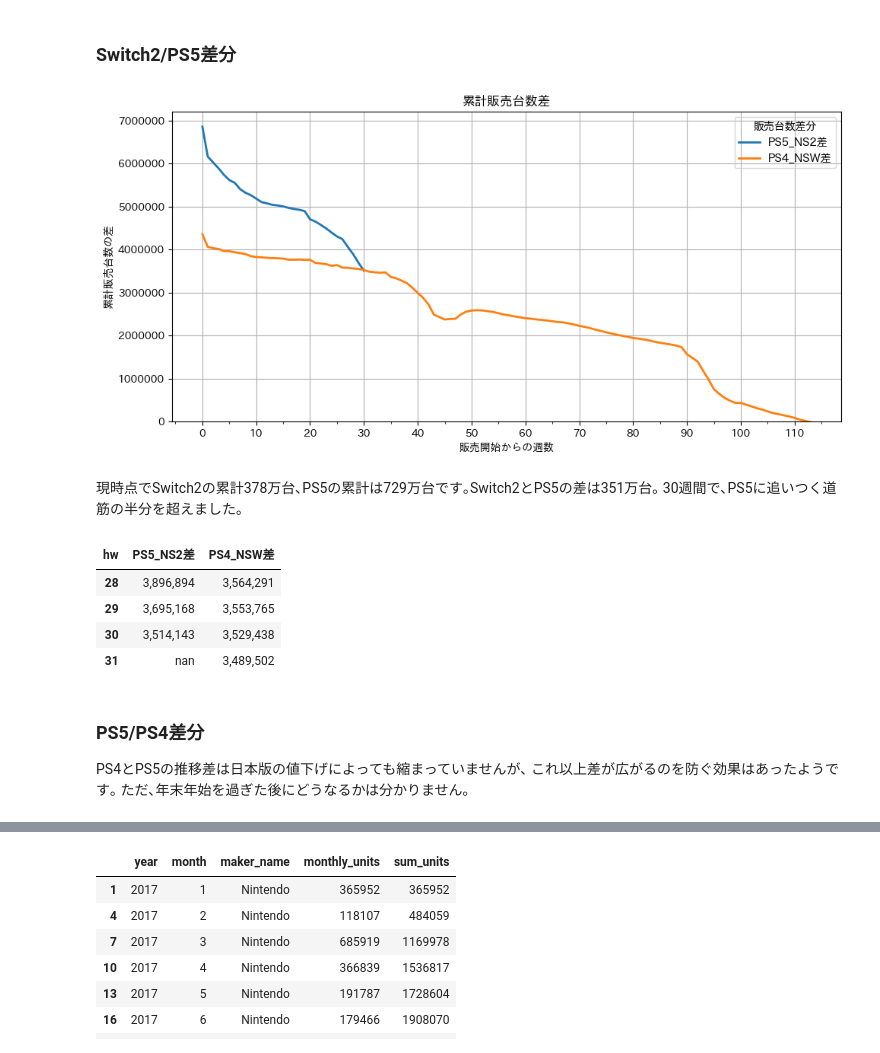
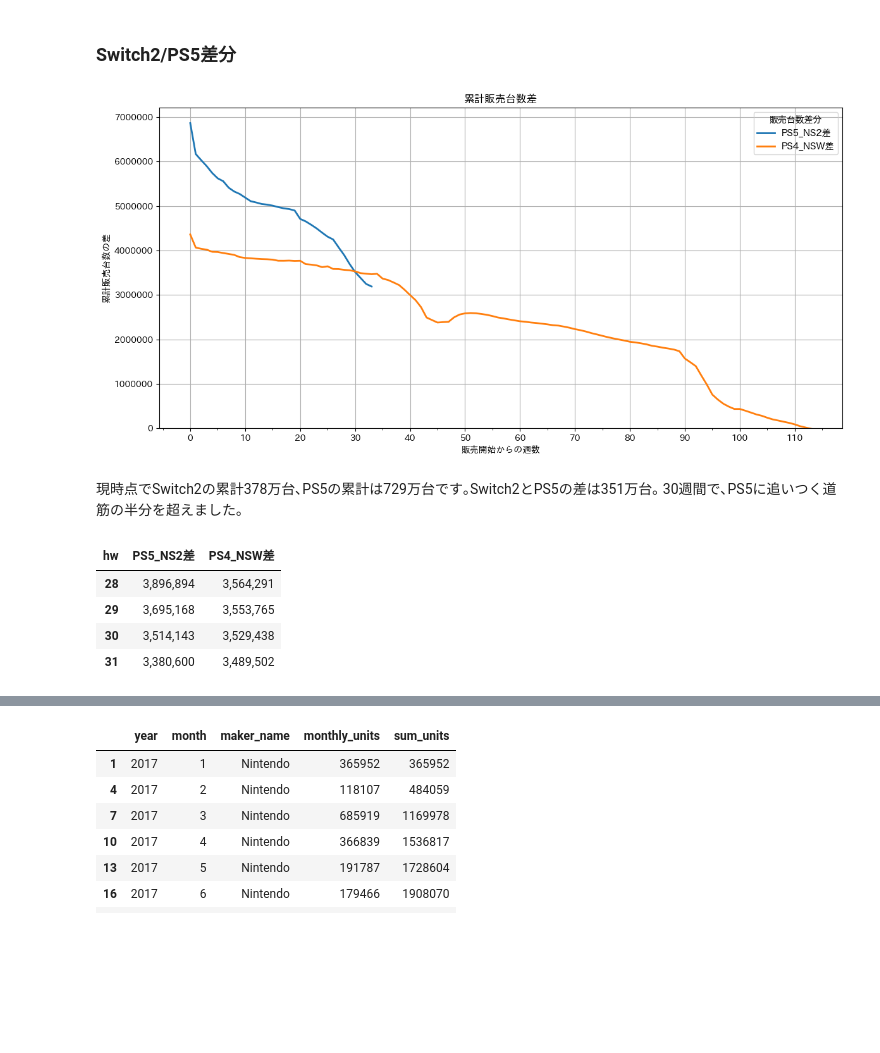
Before and after one commit to hidenden/gamedata, a Jupyter notebook: notebook/report/preview_report.ipynb, the cells around one changed output, grey strips where cells are left out. Cells and saved outputs as stored; diff of their text form; code cells hidden in the pictures; blank space fills up the shorter version.

```diff
--- a/notebook/report/preview_report.ipynb
+++ b/notebook/report/preview_report.ipynb
@@ -21,27 +26,21 @@ from gamedata import hard_event as he
 # %%
-base_df = hs.load_hard_sales()
+base_df = g.load_hard_sales()
 # %% [markdown]
 ### Switch2/PS5差分
 # %%
-(fig4, diff_sw2_ps5_df) = ph.plot_cumsum_diffs(cmplist = [('NS2', 'PS5'), ('NSW', 'PS4')], xgrid=10)
+(fig4, diff_sw2_ps5_df) = g.plot_cumsum_diffs(cmplist = [('NS2', 'PS5'), ('NSW', 'PS4')], xgrid=10)
 # %% [output]
-[figure, old version]
+[figure, new version]
 # %% [markdown]
 現時点でSwitch2の累計378万台､PS5の累計は729万台です｡Switch2とPS5の差は351万台｡
 30週間で､PS5に追いつく道筋の半分を超えました｡
 # %%
 if VERBOSE:
-    diff_style = ch.style_sales(diff_sw2_ps5_df.iloc[28:32, :])
+    diff_style = g.style_sales(diff_sw2_ps5_df.iloc[28:32, :])
     display(diff_style)
 # %% [output]
 | hw | PS5_NS2差 | PS4_NSW差 |
 | 28 | 3,896,894 | 3,564,291 |
 | 29 | 3,695,168 | 3,553,765 |
 | 30 | 3,514,143 | 3,529,438 |
-| 31 | nan | 3,489,502 |
+| 31 | 3,380,600 | 3,489,502 |
-# %% [markdown]
-### PS5/PS4差分
-
-PS4とPS5の推移差は日本版の値下げによっても縮まっていませんが､
-これ以上差が広がるのを防ぐ効果はあったようです｡
-ただ､年末年始を過ぎた後にどうなるかは分かりません｡
```
Also changed, not shown: parts of 14 cells of this notebook, 9 other files.
